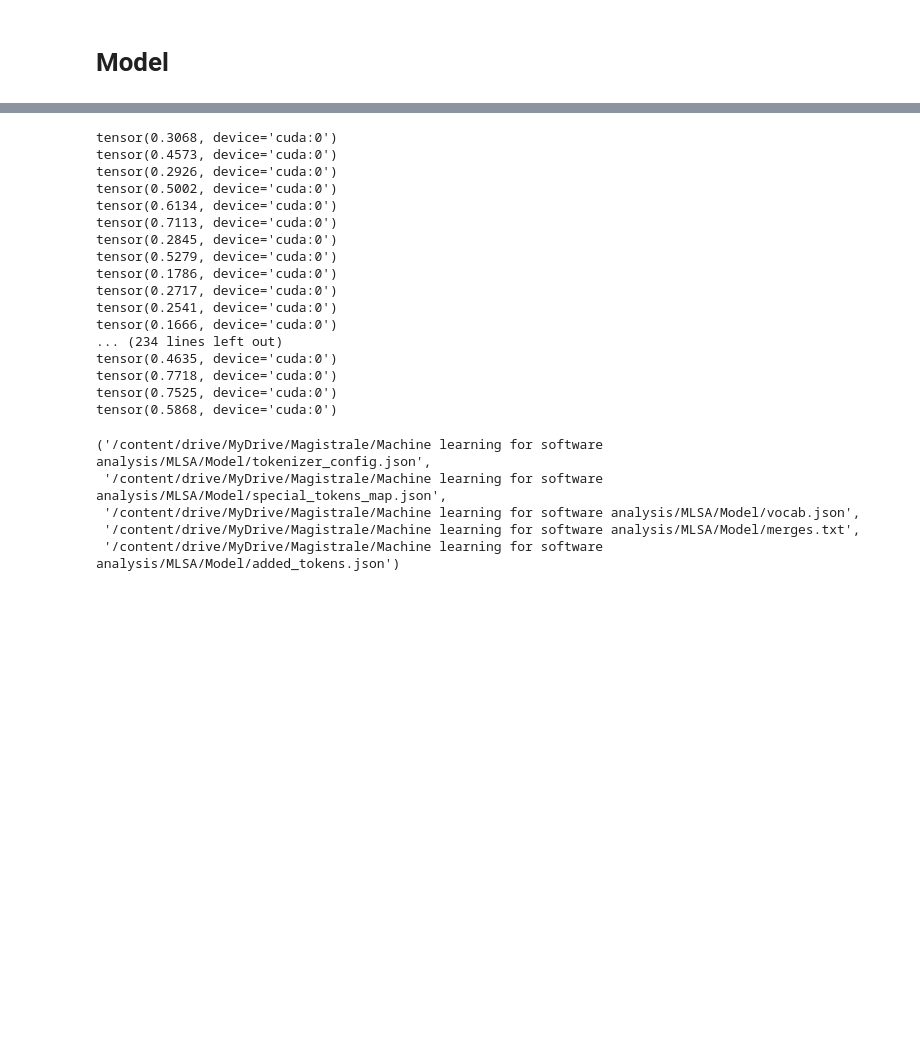
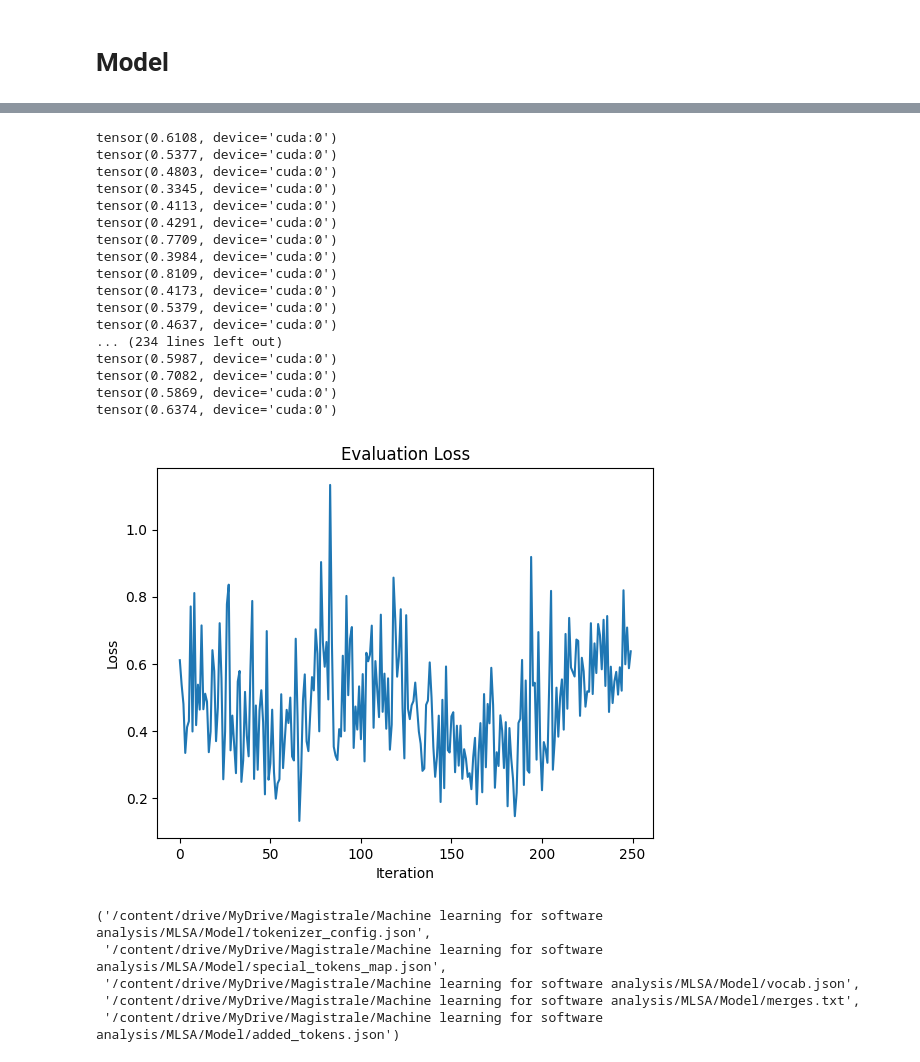
Before and after one commit to LorenzoCorbinelli/MLSA-project, a Jupyter notebook: Project.ipynb, the cells around one changed output, grey strips where cells are left out. Cells and saved outputs as stored; diff of their text form; code cells hidden in the pictures; blank space fills up the shorter version.

```diff
--- a/Project.ipynb
+++ b/Project.ipynb
@@ -222,30 +235,41 @@ Epoch 2 completed
 # %%
 # Evaluation loop
 
+losses = []
 model.eval()
 with torch.no_grad():
     for batch in eval_loader:
         input = {key: val.to(device) for key, val in batch.items()}
         outputs = model(**input)
-        print(outputs.loss)
+        loss = outputs.loss
+        losses.append(loss.item())
+        print(loss)
 # %% [output]
-tensor(0.3068, device='cuda:0')
-tensor(0.4573, device='cuda:0')
-tensor(0.2926, device='cuda:0')
-tensor(0.5002, device='cuda:0')
-tensor(0.6134, device='cuda:0')
-tensor(0.7113, device='cuda:0')
-tensor(0.2845, device='cuda:0')
-tensor(0.5279, device='cuda:0')
-tensor(0.1786, device='cuda:0')
-tensor(0.2717, device='cuda:0')
-tensor(0.2541, device='cuda:0')
-tensor(0.1666, device='cuda:0')
+tensor(0.6108, device='cuda:0')
+tensor(0.5377, device='cuda:0')
+tensor(0.4803, device='cuda:0')
+tensor(0.3345, device='cuda:0')
+tensor(0.4113, device='cuda:0')
+tensor(0.4291, device='cuda:0')
+tensor(0.7709, device='cuda:0')
+tensor(0.3984, device='cuda:0')
+tensor(0.8109, device='cuda:0')
+tensor(0.4173, device='cuda:0')
+tensor(0.5379, device='cuda:0')
+tensor(0.4637, device='cuda:0')
 ... (234 lines left out)
-tensor(0.4635, device='cuda:0')
-tensor(0.7718, device='cuda:0')
-tensor(0.7525, device='cuda:0')
-tensor(0.5868, device='cuda:0')
+tensor(0.5987, device='cuda:0')
+tensor(0.7082, device='cuda:0')
+tensor(0.5869, device='cuda:0')
+tensor(0.6374, device='cuda:0')
+# %%
+plt.plot(losses)
+plt.xlabel("Iteration")
+plt.ylabel("Loss")
+plt.title("Evaluation Loss")
+plt.show()
+# %% [output]
+[figure, added]
 # %%
 # save the model
 directory = 'path_to_the_model_directory'
```
Also changed, not shown: parts of 4 cells of this notebook.
